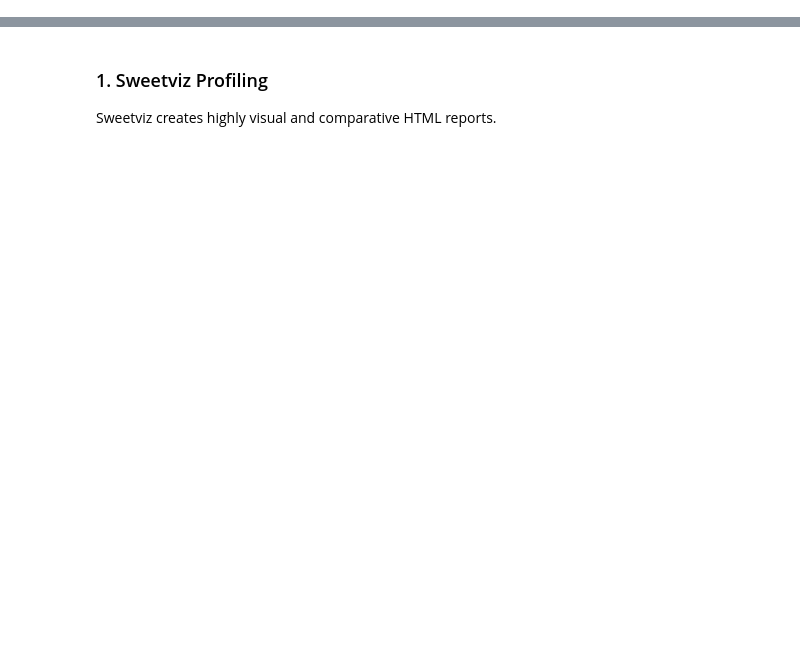
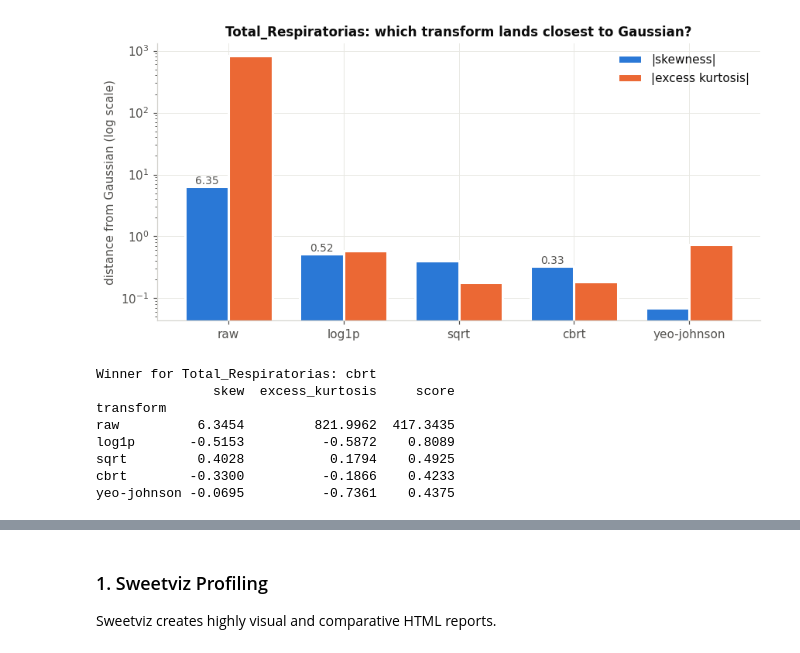
Before and after one commit to RicketyMajor/vitalflow, a Jupyter notebook: notebooks/03_eda_comprehensive.ipynb, the cells around one changed output, grey strips where cells are left out. Drawn from its saved outputs; the diff is of its cells as text; code cells hidden in the pictures; blank space fills up the shorter version.

```diff
--- a/notebooks/03_eda_comprehensive.ipynb
+++ b/notebooks/03_eda_comprehensive.ipynb
@@ -54,0 +344,35 @@ Extracted 1485513 daily aggregated records for profiling.
+# %%
+# Head-to-head on the target: the number that decides the modelling contract.
+t_scores = bench[bench.variable == TARGET].set_index("transform")
+fig, ax = plt.subplots(figsize=(8, 4))
+order = ["raw", "log1p", "sqrt", "cbrt", "yeo-johnson"]
+xs = np.arange(len(order)); w = 0.38
+
+ax.bar(xs - w/2, t_scores.loc[order, "skew"].abs(), w, label="|skewness|",
+       color=BLUE, edgecolor="white", linewidth=2)
+ax.bar(xs + w/2, t_scores.loc[order, "excess_kurtosis"].abs(), w, label="|excess kurtosis|",
+       color=ORANGE, edgecolor="white", linewidth=2)
+ax.set_yscale("log")   # raw kurtosis is 822 — linear scale would erase every other bar
+ax.set_xticks(xs); ax.set_xticklabels(order)
+ax.set_ylabel("distance from Gaussian (log scale)")
+ax.set_title(f"{TARGET}: which transform lands closest to Gaussian?")
+ax.legend(frameon=False)
+for i, o in enumerate(order):                      # selective direct labels, not every bar
+    if o in ("raw", "cbrt", "log1p"):
+        ax.annotate(f"{abs(t_scores.loc[o,'skew']):.2f}", (i - w/2, abs(t_scores.loc[o,"skew"])),
+                    ha="center", va="bottom", fontsize=9, color=INK_SOFT)
+plt.tight_layout(); plt.show()
+
+best = t_scores["score"].idxmin()
+print(f"Winner for {TARGET}: {best}")
+print(t_scores[["skew", "excess_kurtosis", "score"]].round(4).to_string())
+# %% [output]
+[figure, added]
+Winner for Total_Respiratorias: cbrt
+               skew  excess_kurtosis     score
+transform
+raw          6.3454         821.9962  417.3435
+log1p       -0.5153          -0.5872    0.8089
+sqrt         0.4028           0.1794    0.4925
+cbrt        -0.3300          -0.1866    0.4233
+yeo-johnson -0.0695          -0.7361    0.4375
```
Also changed, not shown: parts of 27 cells of this notebook, 5 other files.
